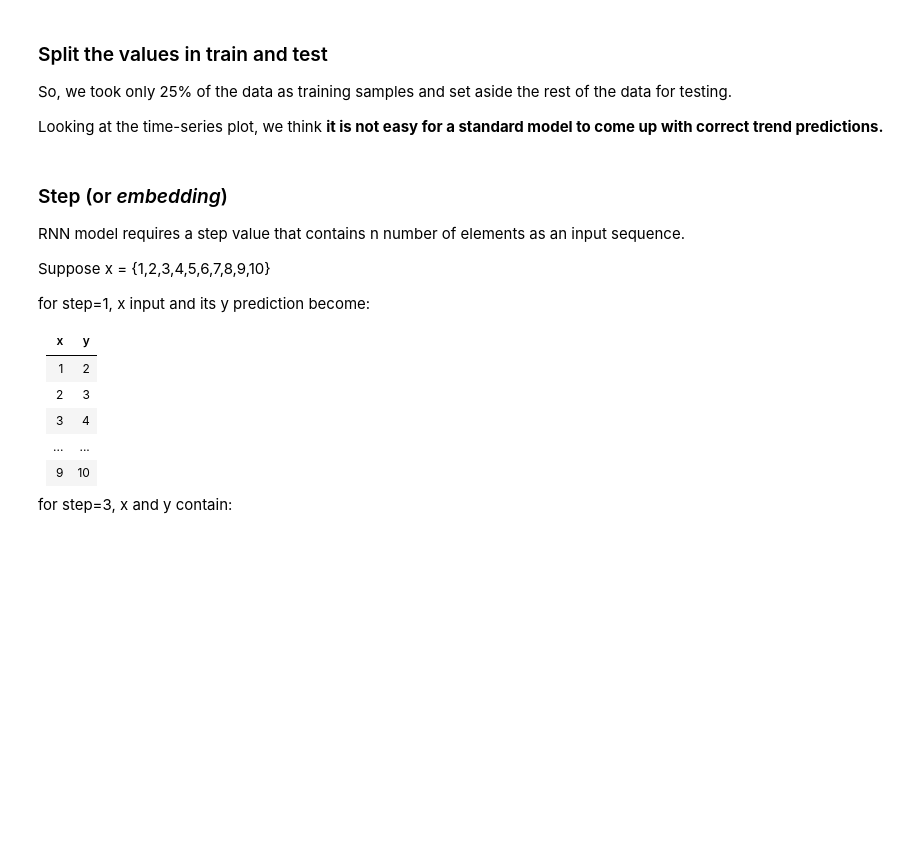
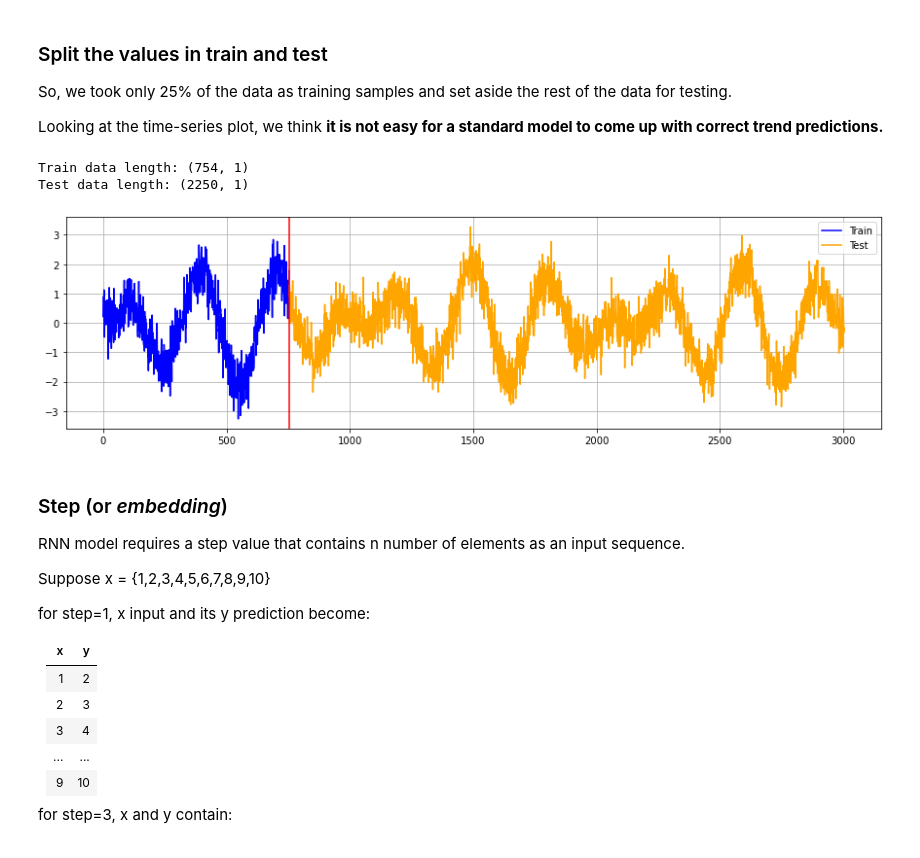
Before and after one commit to CarlosDiazGirol/thebridgedsftsep20, a Jupyter notebook: 3-Machine Learning/3-Time Series/4 - SimpleRNN-time-series-LSTM.ipynb, the cells around one changed output. Cells and saved outputs as stored; diff of their text form; code cells hidden in the pictures; blank space fills up the shorter version.

```diff
--- a/3-Machine Learning/3-Time Series/4 - SimpleRNN-time-series-LSTM.ipynb
+++ b/3-Machine Learning/3-Time Series/4 - SimpleRNN-time-series-LSTM.ipynb
@@ -24,0 +23,10 @@ from tensorflow.keras.callbacks import Callback
+# %%
+N = 3004
+
+Tp = 754
+
+np.random.seed(0)
+t=np.arange(0, N)
+x = (2*np.sin(0.02*t)*np.sin(0.003*t)) + 0.5*np.random.normal(size=N)
+df = pd.DataFrame(x, columns = ['Data'])
+df.head()
@@ -37,3 +52,11 @@ Looking at the time-series plot, we think **it is not easy for a standard model
+# %%
+values = df.values
+
+train = values[:Tp, :]
+test = values[Tp:, :]
 # %%
 print("Train data length:", train.shape)
 print("Test data length:", test.shape)
+# %% [output]
+Train data length: (754, 1)
+Test data length: (2250, 1)
@@ -42,3 +63,13 @@ print("Test data length:", test.shape)
+# %%
+index = df.index.values
+plt.figure(figsize=(15,4))
+plt.plot(index[:Tp], train, c='blue')
+plt.plot(index[Tp:], test, c='orange')
+plt.legend(['Train', 'Test'])
+plt.axvline(Tp, c='r')
+plt.grid(True);
+# %% [output]
+[figure, added]
 # %% [markdown]
 ### Step (or _embedding_)
 RNN model requires a step value that contains n number of elements as an input sequence.
```
Also changed, not shown: parts of 28 cells of this notebook, 1 other file.
